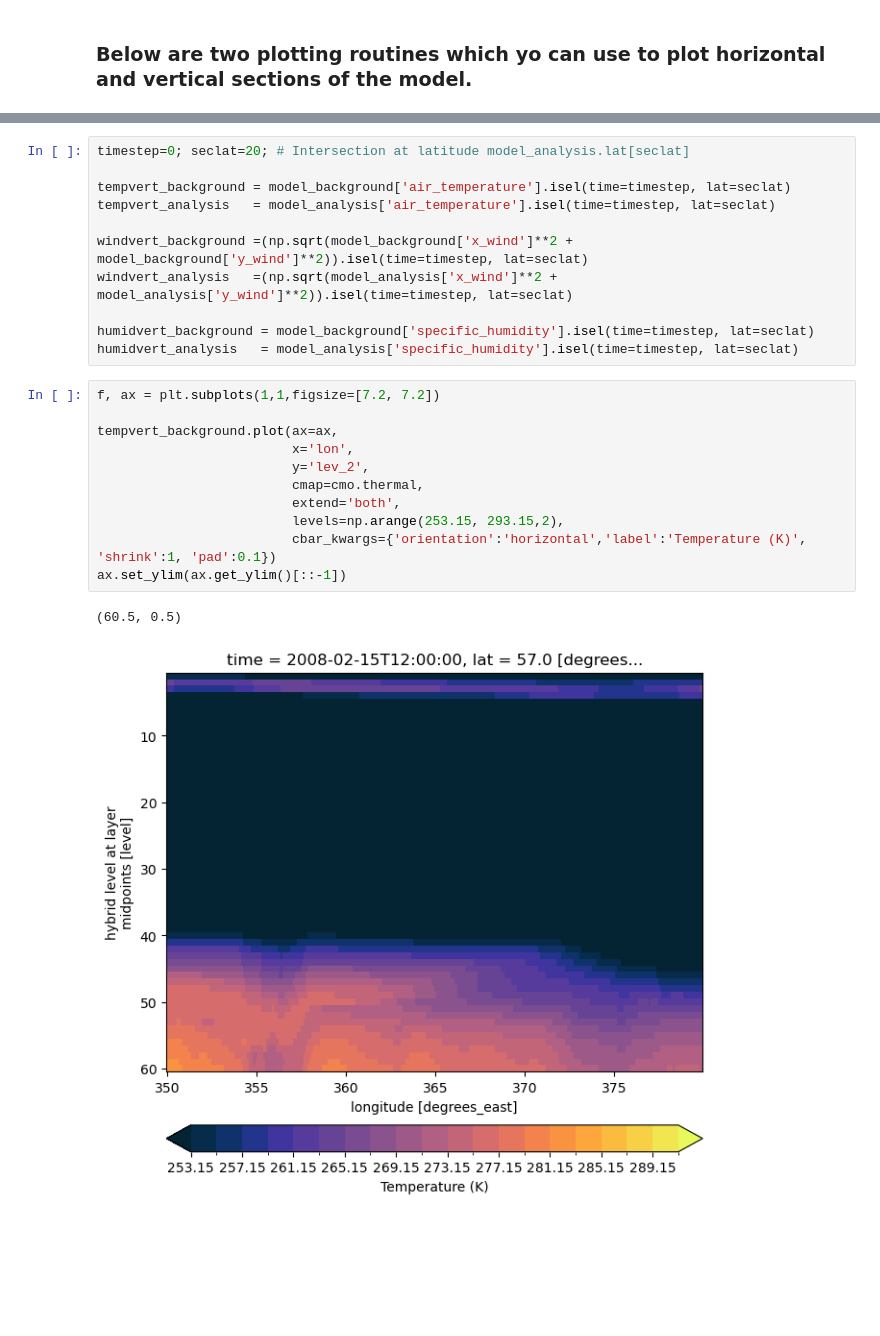
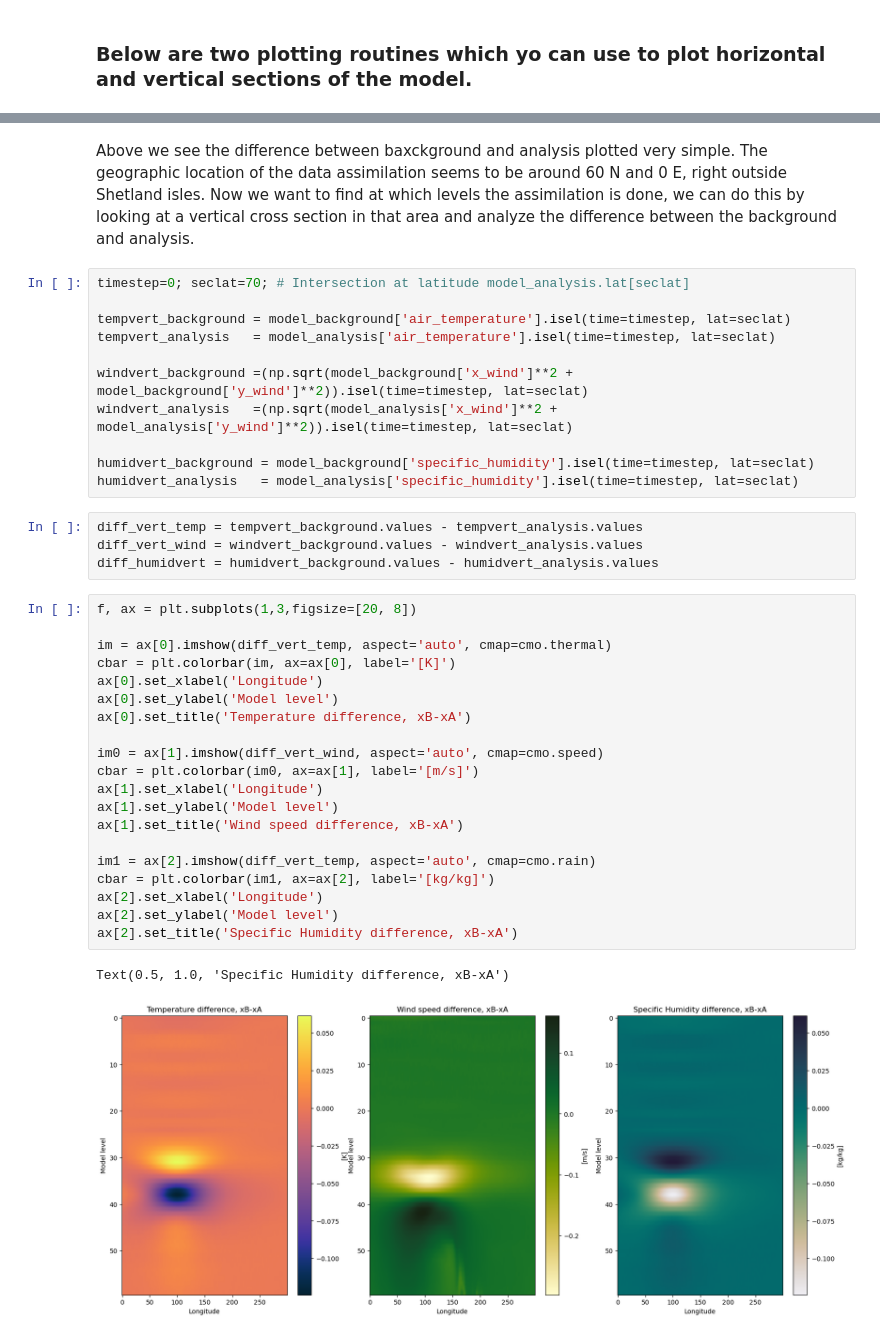
Before and after one commit to kjes4pres/GEO4902, a Jupyter notebook: Exercise 2/2.3.SingleObservationExperiment.ipynb, the cells around one changed output, grey strips where cells are left out. Saved outputs shown, nothing was run; the diff lists cells and outputs as text; blank space fills up the shorter version.

```diff
--- a/Exercise 2/2.3.SingleObservationExperiment.ipynb
+++ b/Exercise 2/2.3.SingleObservationExperiment.ipynb
@@ -64,5 +57,7 @@ temp_analysis.plot.pcolormesh(ax=ax,
+# %% [markdown]
+Above we see the difference between baxckground and analysis plotted very simple. The geographic location of the data assimilation seems to be around 60 N and 0 E, right outside Shetland isles. Now we want to find at which levels the assimilation is done, we can do this by looking at a vertical cross section in that area and analyze the difference between the background and analysis.
 # %%
-timestep=0; seclat=20; # Intersection at latitude model_analysis.lat[seclat]
+timestep=0; seclat=70; # Intersection at latitude model_analysis.lat[seclat]
 
 tempvert_background = model_background['air_temperature'].isel(time=timestep, lat=seclat)
 tempvert_analysis   = model_analysis['air_temperature'].isel(time=timestep, lat=seclat)
@@ -72,17 +67,30 @@ windvert_analysis   =(np.sqrt(model_analysis['x_wind']**2 + model_analysis['y_wi
 
 humidvert_background = model_background['specific_humidity'].isel(time=timestep, lat=seclat)
 humidvert_analysis   = model_analysis['specific_humidity'].isel(time=timestep, lat=seclat)
-# %%
-f, ax = plt.subplots(1,1,figsize=[7.2, 7.2])
-
-tempvert_background.plot(ax=ax,
-                         x='lon',
-                         y='lev_2',
-                         cmap=cmo.thermal,
-                         extend='both',
-                         levels=np.arange(253.15, 293.15,2),
-                         cbar_kwargs={'orientation':'horizontal','label':'Temperature (K)', 'shrink':1, 'pad':0.1})
-ax.set_ylim(ax.get_ylim()[::-1])
-# %% [output]
-(60.5, 0.5)
-[figure, removed]
+# %%
+diff_vert_temp = tempvert_background.values - tempvert_analysis.values
+diff_vert_wind = windvert_background.values - windvert_analysis.values
+diff_humidvert = humidvert_background.values - humidvert_analysis.values
+# %%
+f, ax = plt.subplots(1,3,figsize=[20, 8])
+
+im = ax[0].imshow(diff_vert_temp, aspect='auto', cmap=cmo.thermal)
+cbar = plt.colorbar(im, ax=ax[0], label='[K]')
+ax[0].set_xlabel('Longitude')
+ax[0].set_ylabel('Model level')
+ax[0].set_title('Temperature difference, xB-xA')
+
+im0 = ax[1].imshow(diff_vert_wind, aspect='auto', cmap=cmo.speed)
+cbar = plt.colorbar(im0, ax=ax[1], label='[m/s]')
+ax[1].set_xlabel('Longitude')
+ax[1].set_ylabel('Model level')
+ax[1].set_title('Wind speed difference, xB-xA')
+
+im1 = ax[2].imshow(diff_vert_temp, aspect='auto', cmap=cmo.rain)
+cbar = plt.colorbar(im1, ax=ax[2], label='[kg/kg]')
+ax[2].set_xlabel('Longitude')
+ax[2].set_ylabel('Model level')
+ax[2].set_title('Specific Humidity difference, xB-xA')
+# %% [output]
+Text(0.5, 1.0, 'Specific Humidity difference, xB-xA')
+[figure, added]
```
Also changed, not shown: parts of 10 cells of this notebook.
